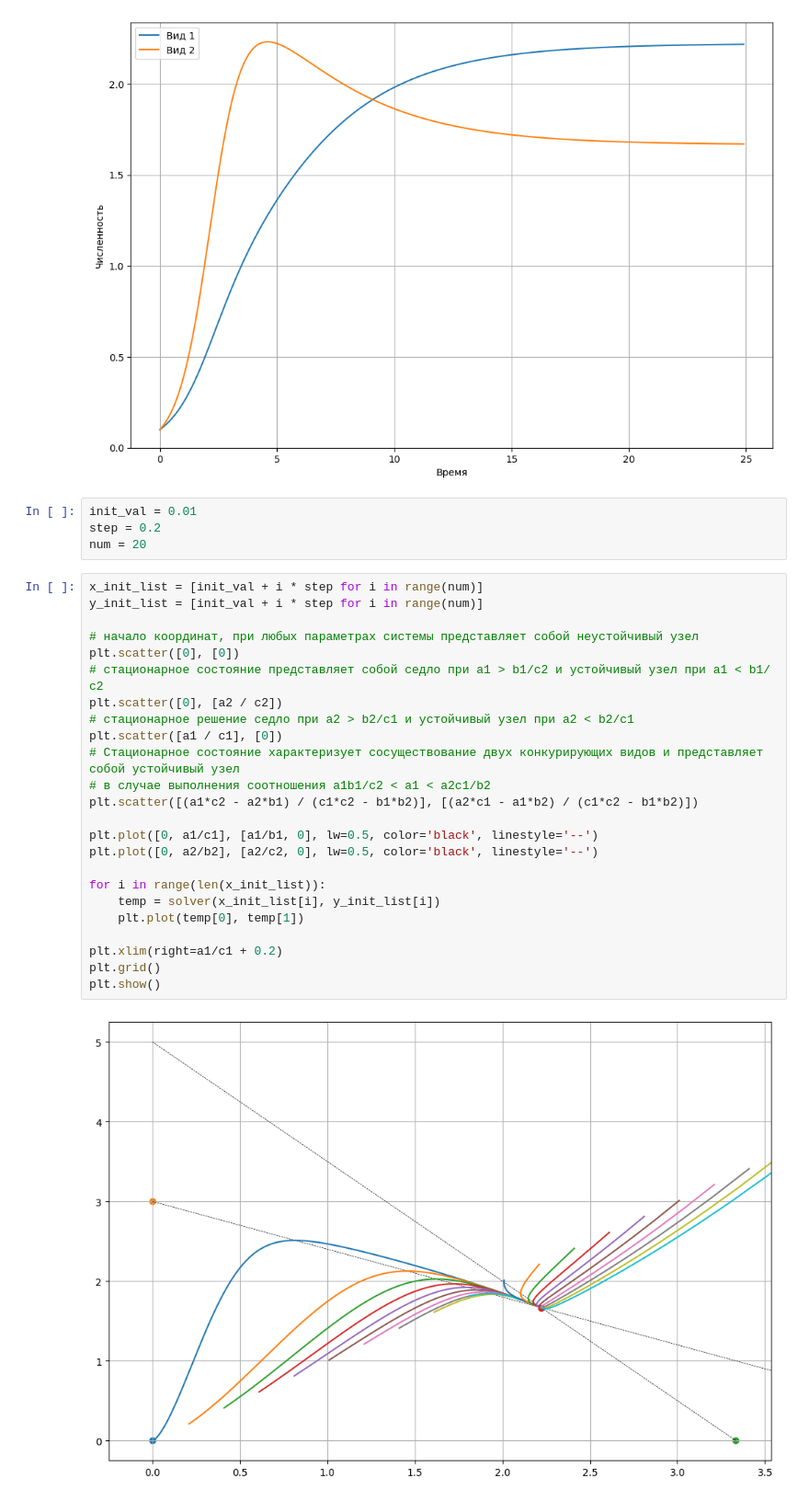
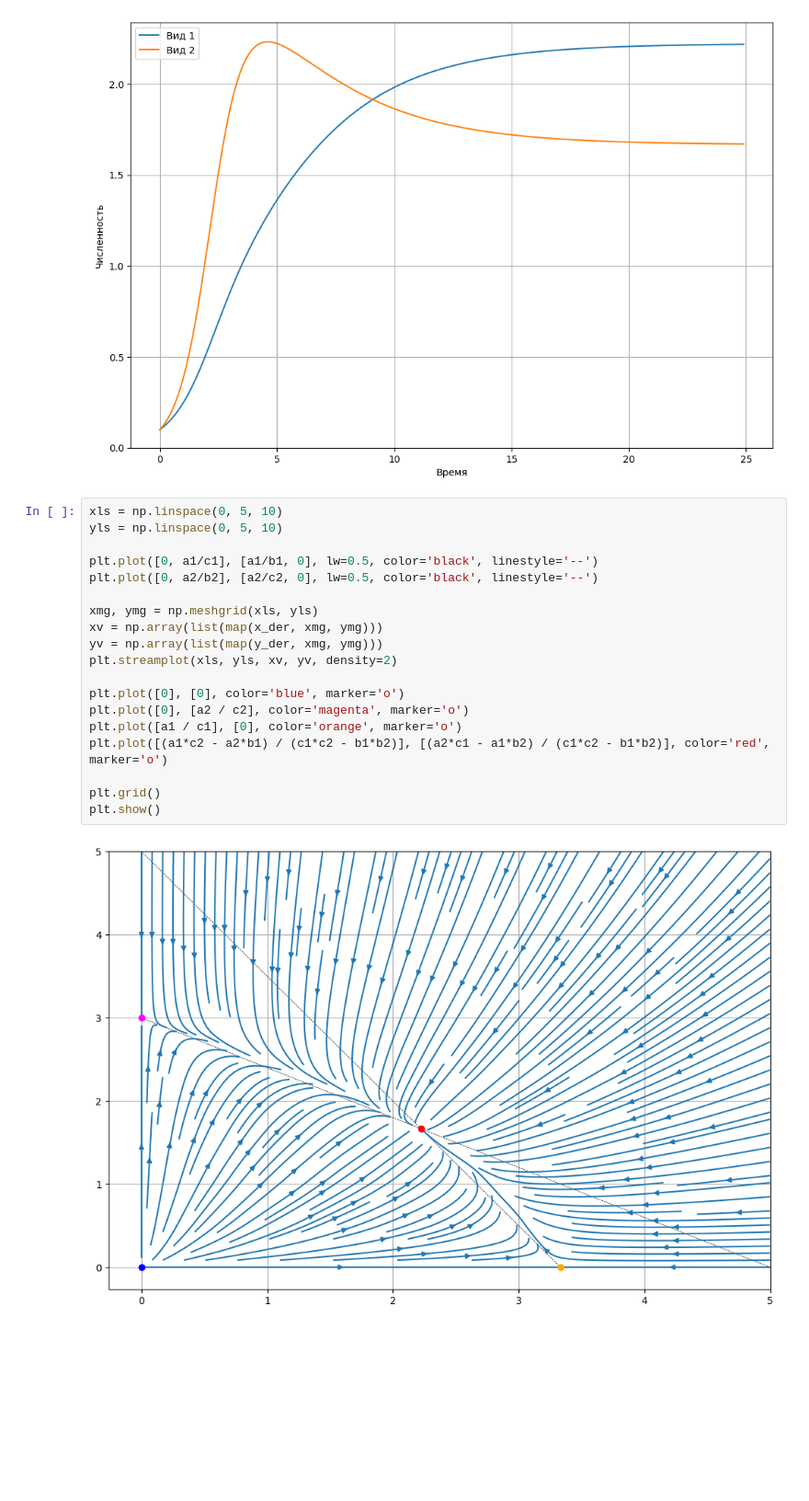
Before and after one commit to abgcw-dead/u-system-modeling, a Jupyter notebook: 5 Взаимодействие популяций/PopulationInteractions.ipynb, the cells around one changed output. Shown: that part at 92% size. Cells and saved outputs as stored; diff of their text form; blank space fills up the shorter version.

```diff
--- a/5 Взаимодействие популяций/PopulationInteractions.ipynb
+++ b/5 Взаимодействие популяций/PopulationInteractions.ipynb
@@ -65,33 +66,24 @@ plt.gca().set_ylim(bottom=0)
 plt.show()
 # %% [output]
 [figure]
-# %%
-init_val = 0.01
-step = 0.2
-num = 20
-# %%
-x_init_list = [init_val + i * step for i in range(num)]
-y_init_list = [init_val + i * step for i in range(num)]
-
-# начало координат, при любых параметрах системы представляет собой неустойчивый узел
-plt.scatter([0], [0])
-# стационарное состояние представляет собой седло при a1 > b1/с2 и устойчивый узел при a1 < b1/с2
-plt.scatter([0], [a2 / c2])
-# стационарное решение седло при a2 > b2/c1 и устойчивый узел при a2 < b2/c1
-plt.scatter([a1 / c1], [0])
-# Стационарное состояние характеризует сосуществование двух конкурирующих видов и представляет собой устойчивый узел
-# в случае выполнения соотношения a1b1/c2 < a1 < a2c1/b2
-plt.scatter([(a1*c2 - a2*b1) / (c1*c2 - b1*b2)], [(a2*c1 - a1*b2) / (c1*c2 - b1*b2)])
-
-plt.plot([0, a1/c1], [a1/b1, 0], lw=0.5, color='black', linestyle='--')
-plt.plot([0, a2/b2], [a2/c2, 0], lw=0.5, color='black', linestyle='--')
-
-for i in range(len(x_init_list)):
-    temp = solver(x_init_list[i], y_init_list[i])
-    plt.plot(temp[0], temp[1])
-
-plt.xlim(right=a1/c1 + 0.2)
-plt.grid()
-plt.show()
-# %% [output]
-[figure, removed]
+# %%
+xls = np.linspace(0, 5, 10)
+yls = np.linspace(0, 5, 10)
+
+plt.plot([0, a1/c1], [a1/b1, 0], lw=0.5, color='black', linestyle='--')
+plt.plot([0, a2/b2], [a2/c2, 0], lw=0.5, color='black', linestyle='--')
+
+xmg, ymg = np.meshgrid(xls, yls)
+xv = np.array(list(map(x_der, xmg, ymg)))
+yv = np.array(list(map(y_der, xmg, ymg)))
+plt.streamplot(xls, yls, xv, yv, density=2)
+
+plt.plot([0], [0], color='blue', marker='o')
+plt.plot([0], [a2 / c2], color='magenta', marker='o')
+plt.plot([a1 / c1], [0], color='orange', marker='o')
+plt.plot([(a1*c2 - a2*b1) / (c1*c2 - b1*b2)], [(a2*c1 - a1*b2) / (c1*c2 - b1*b2)], color='red', marker='o')
+
+plt.grid()
+plt.show()
+# %% [output]
+[figure, added]
```
Also changed, not shown: parts of 1 cell of this notebook.
